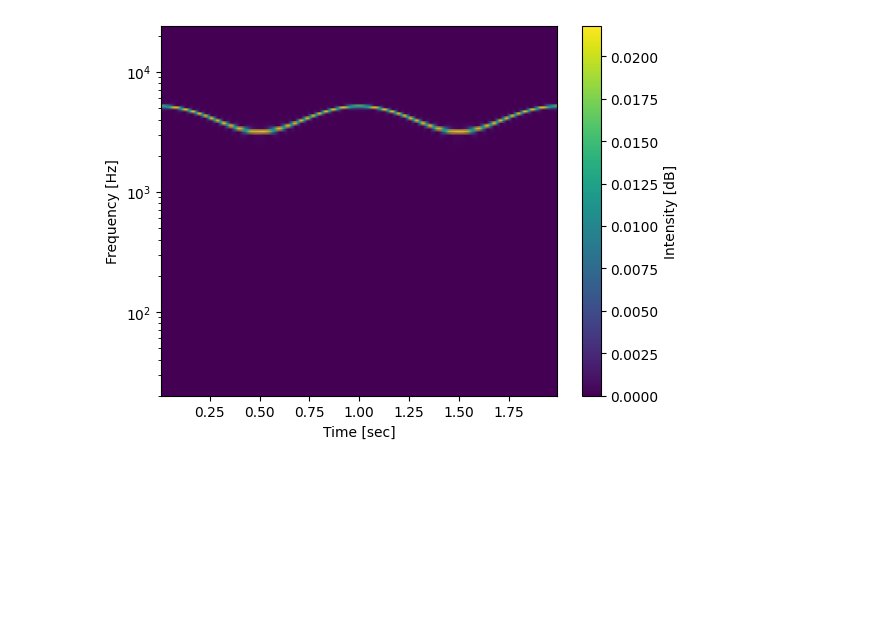
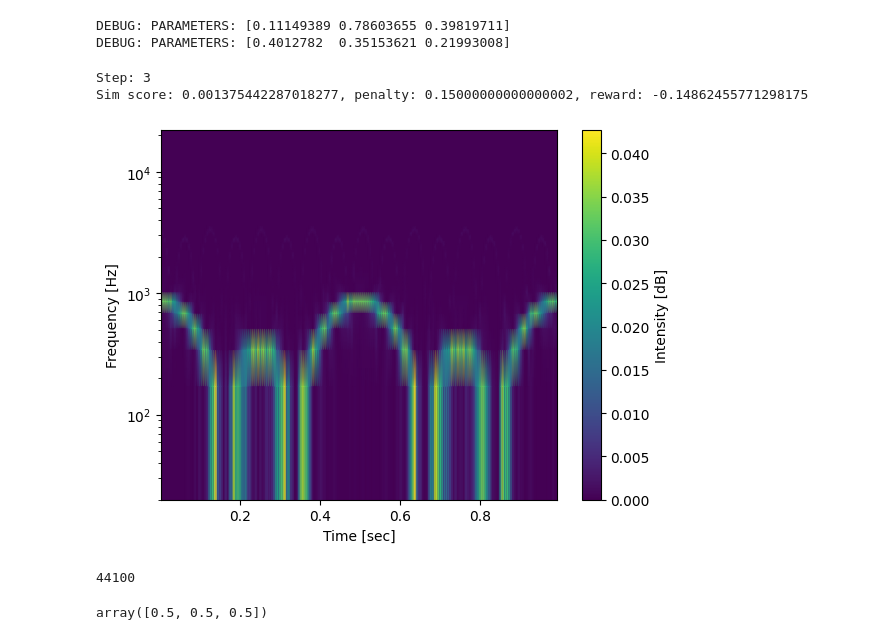
Before and after one commit to martijndejong/synth-match, a Jupyter notebook: notebooks/synthesizer_environment.ipynb, the cells around one changed output. Cells and saved outputs as stored; diff of their text form; code cells hidden in the pictures; blank space fills up the shorter version.

```diff
--- a/notebooks/synthesizer_environment.ipynb
+++ b/notebooks/synthesizer_environment.ipynb
@@ -21,25 +21,39 @@ import matplotlib.pyplot as plt
 import matplotlib.colors as colors
 # %%
 # Create synthesizer object
-synth = SuperSimpleSynth(sample_rate=48000.)
+SAMPLING_RATE = 44100.0
+synth = SuperSimpleSynth(sample_rate=SAMPLING_RATE)
 
 # Create environment object and pass synthesizer object
 env = Environment(synthesizer=synth)
+# %% [output]
+DEBUG: PARAMETERS: [0.11149389 0.78603655 0.39819711]
+DEBUG: PARAMETERS: [0.4012782  0.35153621 0.21993008]
 # %%
 # Reset env and return waveform
-state, reward, done = env.step([3, 1, 1000])
+state, reward, done = env.step([0.5, 0.2, 0.3])
 
 # Plot the spectrogram using our custom AudioProcessor class
-audio = AudioProcessor(audio_sample=state, sampling_freq=48000.)
+audio = AudioProcessor(audio_sample=state, sampling_freq=SAMPLING_RATE)
 audio.calculate_spectrogram()
 
 # Call plotting functions
 plt.pcolormesh(audio.spectrogram.time, audio.spectrogram.frequency, audio.spectrogram.spec_dens, shading='gouraud')
 plt.yscale('log')
-plt.ylim(bottom=20, top=48000./2) # 20 Hz is lower limit of human hearing
+plt.ylim(bottom=20, top=SAMPLING_RATE/2) # 20 Hz is lower limit of human hearing
 plt.ylabel('Frequency [Hz]')
 plt.xlabel('Time [sec]')
 plt.colorbar(label='Intensity [dB]')
 plt.show()
 # %% [output]
+Step: 3
+Sim score: 0.001375442287018277, penalty: 0.15000000000000002, reward: -0.14862455771298175
-[figure, old version]
+[figure, new version]
+# %%
+state.size
+# %% [output]
+44100
+# %%
+env.get_synth_params()
+# %% [output]
+array([0.5, 0.5, 0.5])
```
